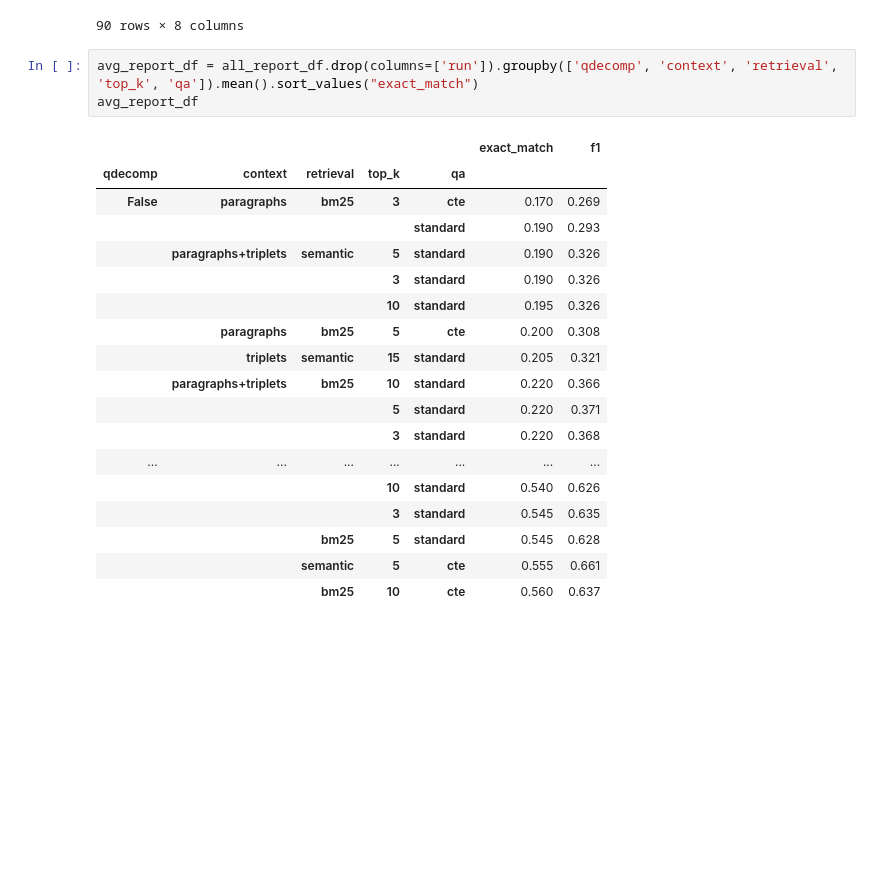
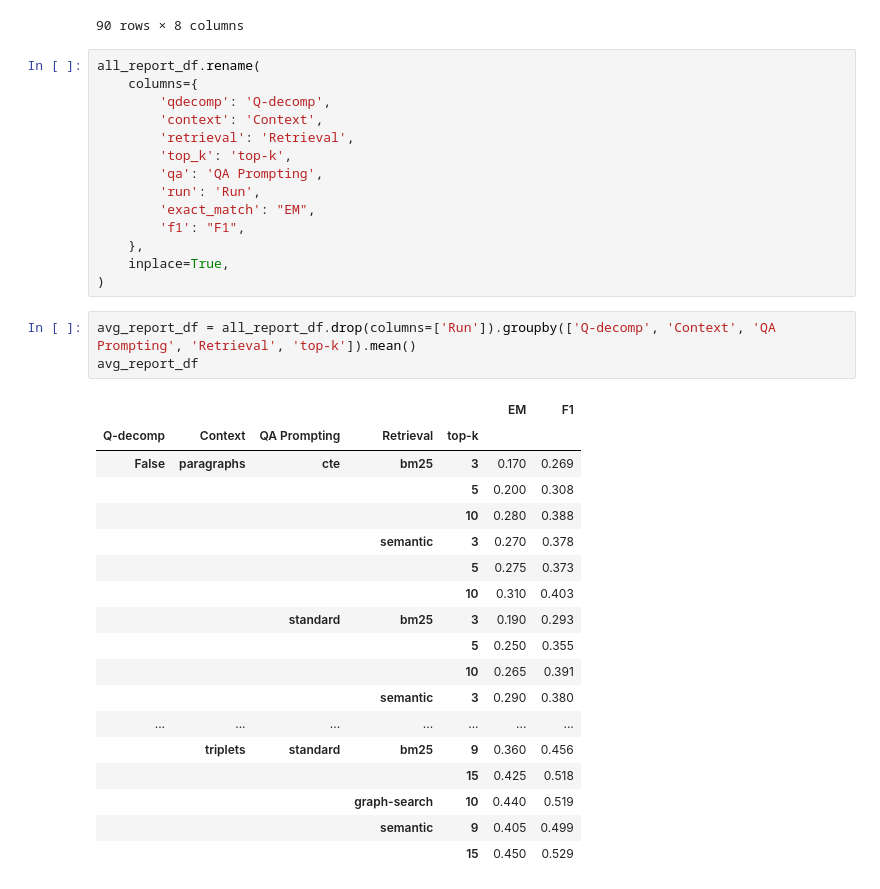
Before and after one commit to bdsaglam/bellem, a Jupyter notebook: dev_nbs/musique-kg-llm/our-method-report.ipynb, the cells around one changed output. Cells and saved outputs as stored; diff of their text form; blank space fills up the shorter version.

```diff
--- a/dev_nbs/musique-kg-llm/our-method-report.ipynb
+++ b/dev_nbs/musique-kg-llm/our-method-report.ipynb
@@ -58,28 +58,42 @@ all_report_df
 | 88 | True | triplets | graph-search | 10 | standard | 1 | 0.440 | 0.519 |
 | 89 | True | paragraphs+triplets | graph-search | 10 | standard | 1 | 0.510 | 0.604 |
 90 rows × 8 columns
+# %%
+all_report_df.rename(
+    columns={
+        'qdecomp': 'Q-decomp',
+        'context': 'Context',
+        'retrieval': 'Retrieval',
+        'top_k': 'top-k',
+        'qa': 'QA Prompting',
+        'run': 'Run',
+        'exact_match': "EM",
+        'f1': "F1",
+    },
+    inplace=True,
+)
 # %%
-avg_report_df = all_report_df.drop(columns=['run']).groupby(['qdecomp', 'context', 'retrieval', 'top_k', 'qa']).mean().sort_values("exact_match")
+avg_report_df = all_report_df.drop(columns=['Run']).groupby(['Q-decomp', 'Context', 'QA Prompting', 'Retrieval', 'top-k']).mean()
 avg_report_df
 # %% [output]
-|  |  |  |  |  | exact_match | f1 |
-| qdecomp | context | retrieval | top_k | qa |  |  |
-| False | paragraphs | bm25 | 3 | cte | 0.170 | 0.269 |
-|  |  |  |  | standard | 0.190 | 0.293 |
-|  | paragraphs+triplets | semantic | 5 | standard | 0.190 | 0.326 |
-|  |  |  | 3 | standard | 0.190 | 0.326 |
-|  |  |  | 10 | standard | 0.195 | 0.326 |
-|  | paragraphs | bm25 | 5 | cte | 0.200 | 0.308 |
-|  | triplets | semantic | 15 | standard | 0.205 | 0.321 |
-|  | paragraphs+triplets | bm25 | 10 | standard | 0.220 | 0.366 |
-|  |  |  | 5 | standard | 0.220 | 0.371 |
-|  |  |  | 3 | standard | 0.220 | 0.368 |
+|  |  |  |  |  | EM | F1 |
+| Q-decomp | Context | QA Prompting | Retrieval | top-k |  |  |
+| False | paragraphs | cte | bm25 | 3 | 0.170 | 0.269 |
+|  |  |  |  | 5 | 0.200 | 0.308 |
+|  |  |  |  | 10 | 0.280 | 0.388 |
+|  |  |  | semantic | 3 | 0.270 | 0.378 |
+|  |  |  |  | 5 | 0.275 | 0.373 |
+|  |  |  |  | 10 | 0.310 | 0.403 |
+|  |  | standard | bm25 | 3 | 0.190 | 0.293 |
+|  |  |  |  | 5 | 0.250 | 0.355 |
+|  |  |  |  | 10 | 0.265 | 0.391 |
+|  |  |  | semantic | 3 | 0.290 | 0.380 |
 | ... | ... | ... | ... | ... | ... | ... |
-|  |  |  | 10 | standard | 0.540 | 0.626 |
-|  |  |  | 3 | standard | 0.545 | 0.635 |
-|  |  | bm25 | 5 | standard | 0.545 | 0.628 |
-|  |  | semantic | 5 | cte | 0.555 | 0.661 |
-|  |  | bm25 | 10 | cte | 0.560 | 0.637 |
+|  | triplets | standard | bm25 | 9 | 0.360 | 0.456 |
+|  |  |  |  | 15 | 0.425 | 0.518 |
+|  |  |  | graph-search | 10 | 0.440 | 0.519 |
+|  |  |  | semantic | 9 | 0.405 | 0.499 |
+|  |  |  |  | 15 | 0.450 | 0.529 |
 # %%
 print(avg_report_df.to_latex())
 # %% [output]
```
Also changed, not shown: parts of 5 cells of this notebook, 6 other files.
